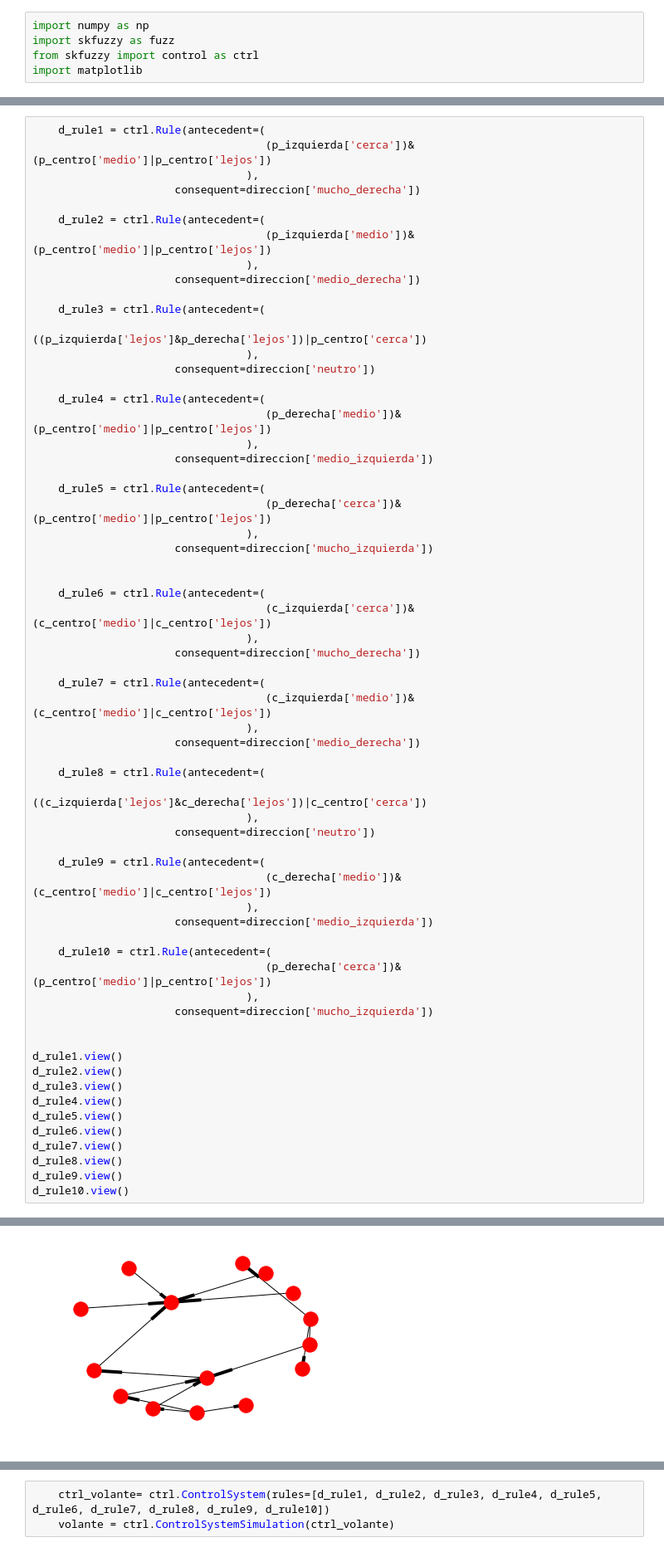
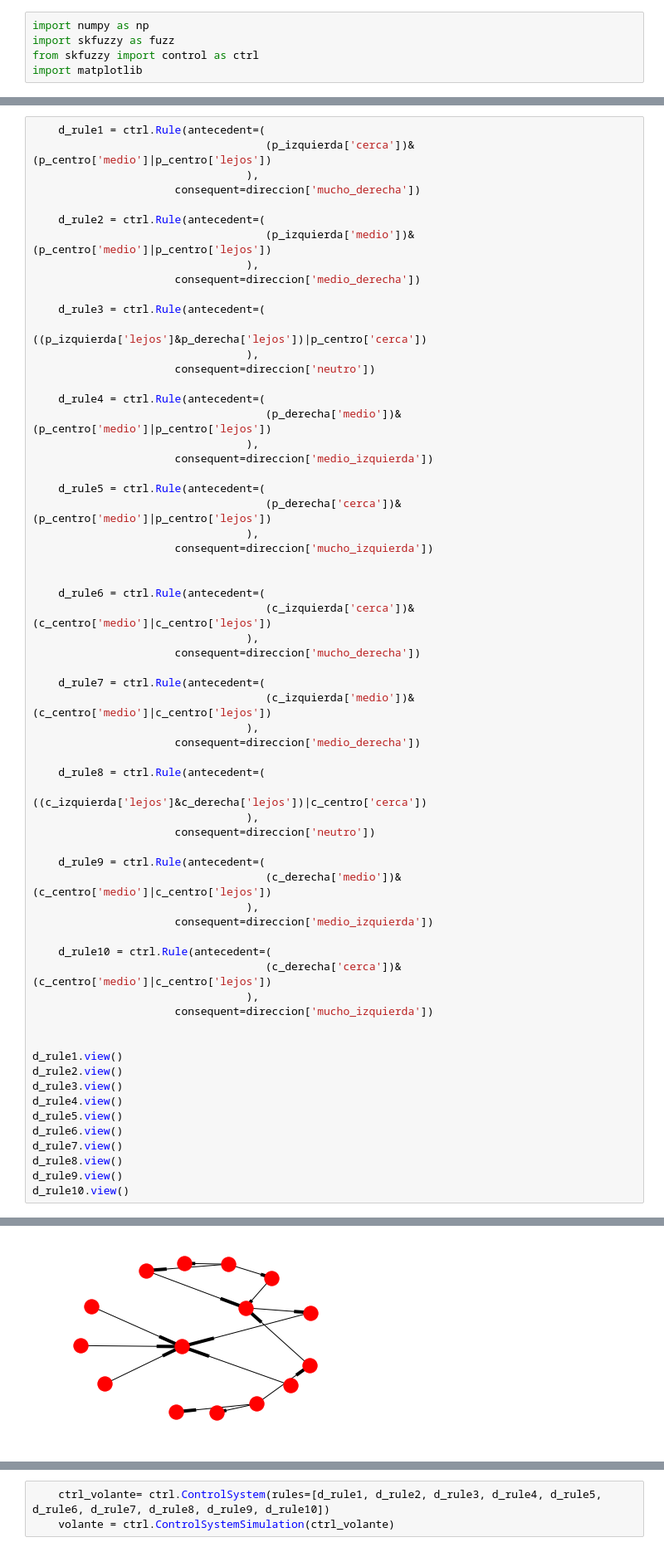
Before and after one commit to labsturtles/Street_View, a Jupyter notebook: 3.1 Fuzzy Rule Engine_DiverController.ipynb, the cells around one changed output, grey strips where cells are left out. Shown at 83% size. Cells and saved outputs as stored; diff of their text form.

```diff
--- a/3.1 Fuzzy Rule Engine_DiverController.ipynb
+++ b/3.1 Fuzzy Rule Engine_DiverController.ipynb
@@ -127,7 +127,7 @@ frenada.view()
                       consequent=direccion['medio_izquierda'])
 
     d_rule10 = ctrl.Rule(antecedent=(
-                                    (p_derecha['cerca'])&(p_centro['medio']|p_centro['lejos'])
+                                    (c_derecha['cerca'])&(c_centro['medio']|c_centro['lejos'])
                                  ),
                       consequent=direccion['mucho_izquierda'])
 
@@ -156 +156 @@ d_rule10.view()
-[figure, old version]
+[figure, new version]
```
Also changed, not shown: parts of 5 cells of this notebook, 1 other file.
